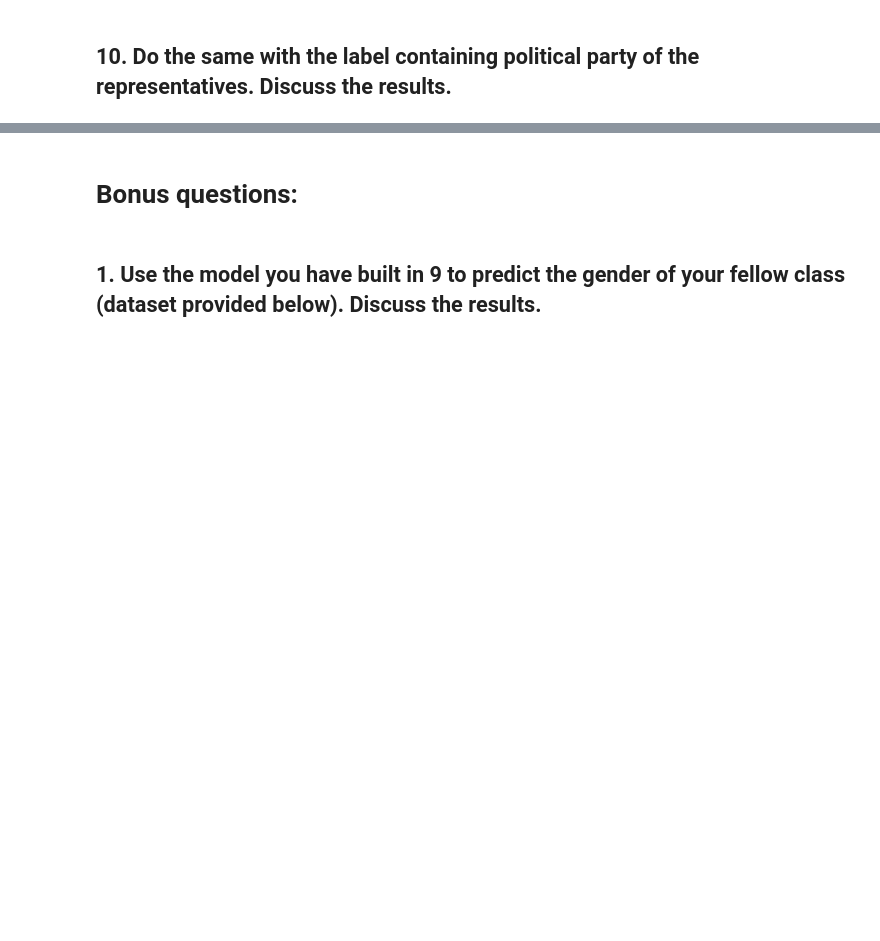
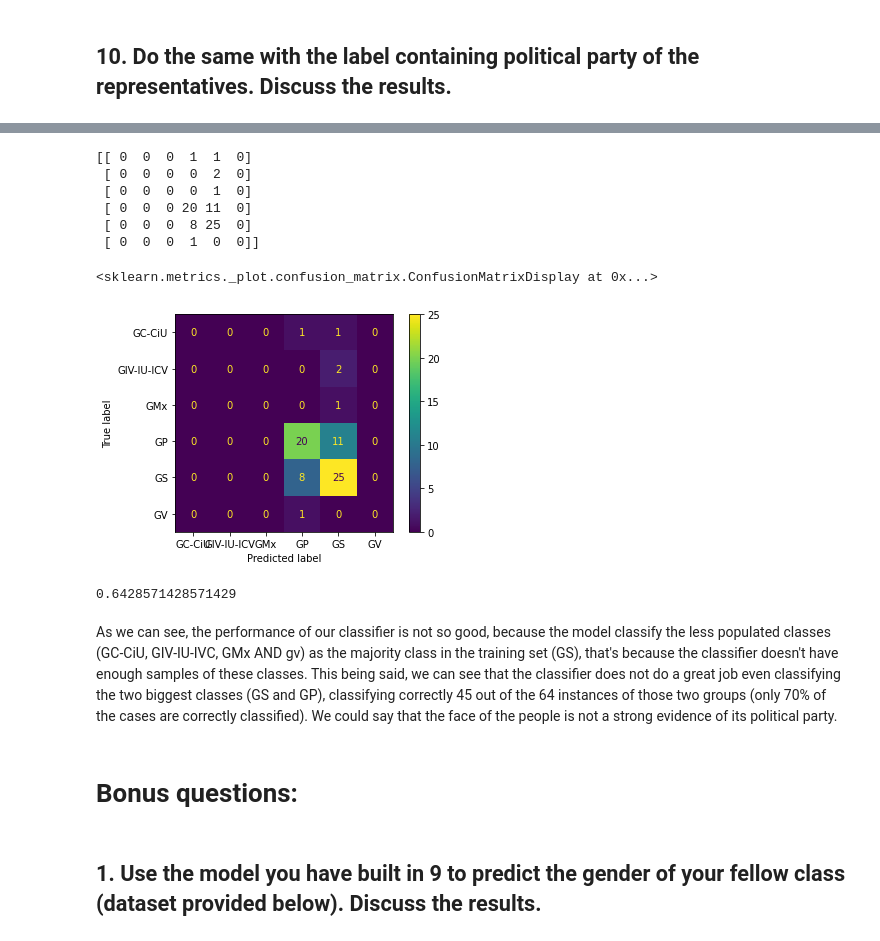
Before and after one commit to oliburn/faces_exercise, a Jupyter notebook: EigenDiputadosInitialGuide.ipynb, the cells around one changed output, grey strips where cells are left out. Drawn from its saved outputs; the diff is of its cells as text; code cells hidden in the pictures; blank space fills up the shorter version.

```diff
--- a/EigenDiputadosInitialGuide.ipynb
+++ b/EigenDiputadosInitialGuide.ipynb
@@ -487,0 +645,7 @@ Text(0, 0.5, 'Percentage of explained variance')
+# %%
+X_train, X_test, y_train, y_test = train_test_split(X, Yp, test_size=0.2, random_state=111)
+
+print(X_train.shape)
+print(X_test.shape)
+print(y_train.shape)
+print(y_test.shape)
@@ -487,0 +659,20 @@ Text(0, 0.5, 'Percentage of explained variance')
+# %%
+n_estimators = [int(x) for x in np.linspace(start = 200, stop = 2000, num = 10)]
+max_features = ['auto', 'sqrt']
+max_depth = [int(x) for x in np.linspace(10, 110, num = 11)]
+max_depth.append(None)
+min_samples_split = [2, 5, 10]
+min_samples_leaf = [1, 2, 4]
+bootstrap = [True, False]
+
+# Create the random grid
+random_grid = {'n_estimators': n_estimators,
+               'max_features': max_features,
+               'max_depth': max_depth,
+               'min_samples_split': min_samples_split,
+               'min_samples_leaf': min_samples_leaf,
+               'bootstrap': bootstrap}
+
+rf_party = RandomForestClassifier()
+rf_party_random = RandomizedSearchCV(estimator = rf_party, param_distributions = random_grid, n_iter = 100, cv = 5, verbose=2, random_state=42, n_jobs = -1)
+rf_party_random.fit(X_train, y_train)
@@ -487,0 +703,5 @@ Text(0, 0.5, 'Percentage of explained variance')
+# %%
+rf_party_random_best = rf_party_random.best_estimator_
+# %%
+yhat_party = rf_party_random_best.predict(X_test)
+yhat_party
@@ -488,3 +716,25 @@ Text(0, 0.5, 'Percentage of explained variance')
+# %%
+# Print the confusion matrix
+print(metrics.confusion_matrix(y_test, yhat_party))
+metrics.plot_confusion_matrix(rf_party_random, X_test, y_test)
+# %% [output]
+[[ 0  0  0  1  1  0]
+ [ 0  0  0  0  2  0]
+ [ 0  0  0  0  1  0]
+ [ 0  0  0 20 11  0]
+ [ 0  0  0  8 25  0]
+ [ 0  0  0  1  0  0]]
+<sklearn.metrics._plot.confusion_matrix.ConfusionMatrixDisplay at 0x...>
+[figure, added]
+# %%
+acc = rf_party_random_best.score(X_test,y_test)
+acc
+# %% [output]
+0.6428571428571429
+# %% [markdown]
+As we can see, the performance of our classifier is not so good, because the model classify the less populated classes (GC-CiU, GIV-IU-IVC, GMx AND gv) as the majority class in the training set (GS), that's because the classifier doesn't have enough samples of these classes.
+This being said, we can see that the classifier does not do a great job even classifying the two biggest classes (GS and GP), classifying correctly 45 out of the 64 instances of those two groups (only 70% of the cases are correctly classified).
+We could say that the face of the people is not a strong evidence of its political party.
 # %% [markdown]
 # Bonus questions:
 # %% [markdown]
```
Also changed, not shown: parts of 83 cells of this notebook, 32 other files.
